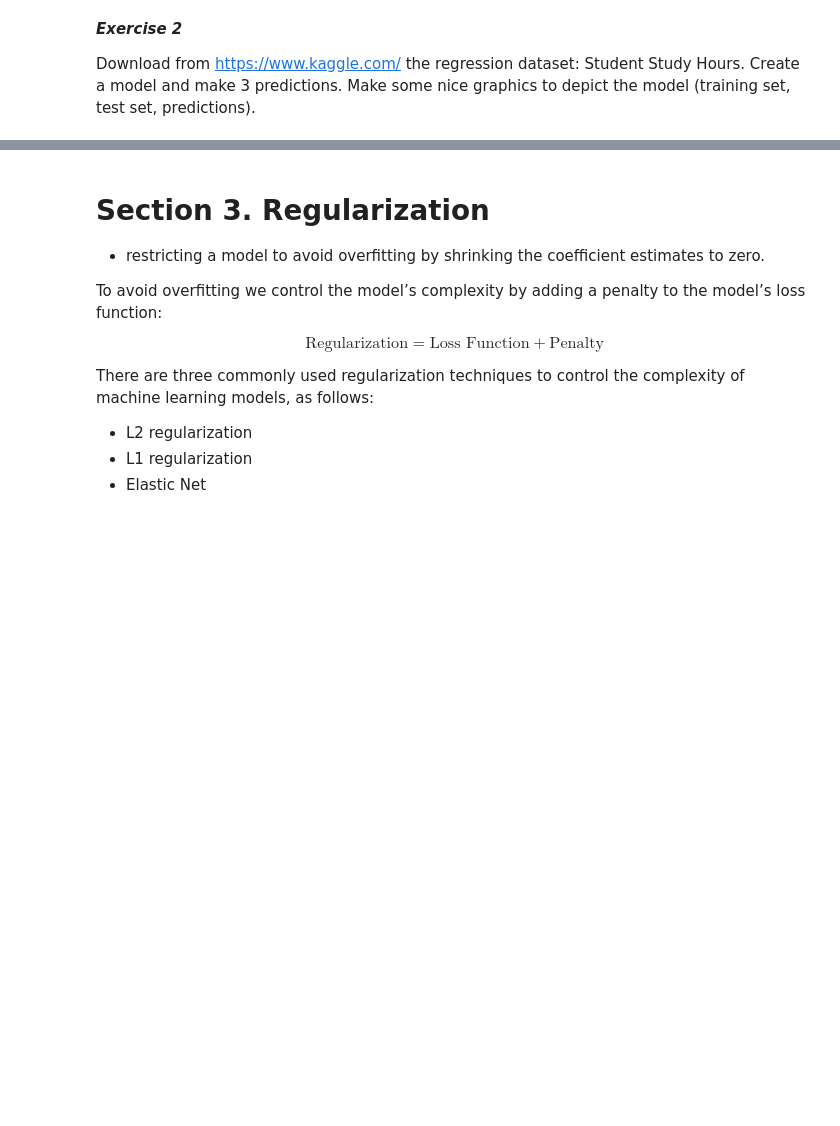
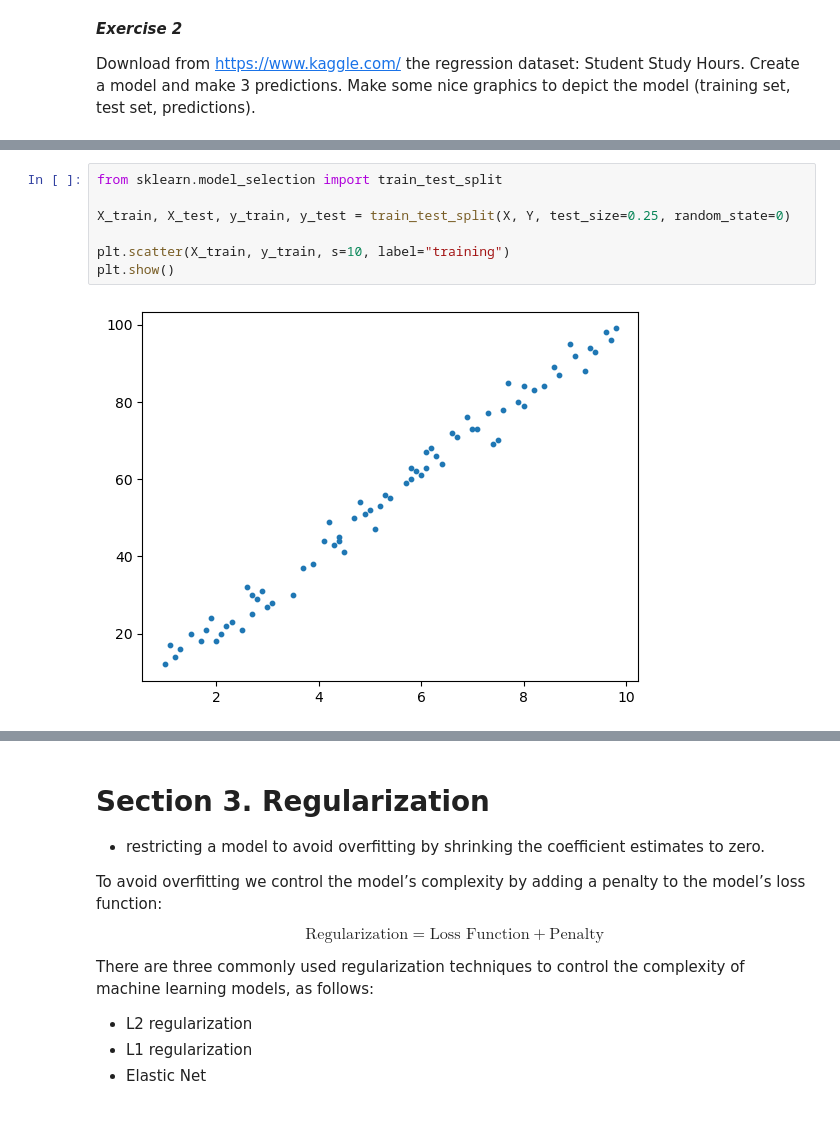
Before and after one commit to Gulin7/university-projects, a Jupyter notebook: Semester 4 (2nd year)/Artificial intelligence/Laboratory/Lab2/AI_lab2_2024.ipynb, the cells around one changed output, grey strips where cells are left out. Cells and saved outputs as stored; diff of their text form; blank space fills up the shorter version.

```diff
--- a/Semester 4 (2nd year)/Artificial intelligence/Laboratory/Lab2/AI_lab2_2024.ipynb
+++ b/Semester 4 (2nd year)/Artificial intelligence/Laboratory/Lab2/AI_lab2_2024.ipynb
@@ -639,0 +698,9 @@ Download from https://www.kaggle.com/ the regression dataset: Student Study Hour
+# %%
+from sklearn.model_selection import train_test_split
+
+X_train, X_test, y_train, y_test = train_test_split(X, Y, test_size=0.25, random_state=0)
+
+plt.scatter(X_train, y_train, s=10, label="training")
+plt.show()
+# %% [output]
+[figure, added]
```
Also changed, not shown: parts of 22 cells of this notebook, 38 other files.
